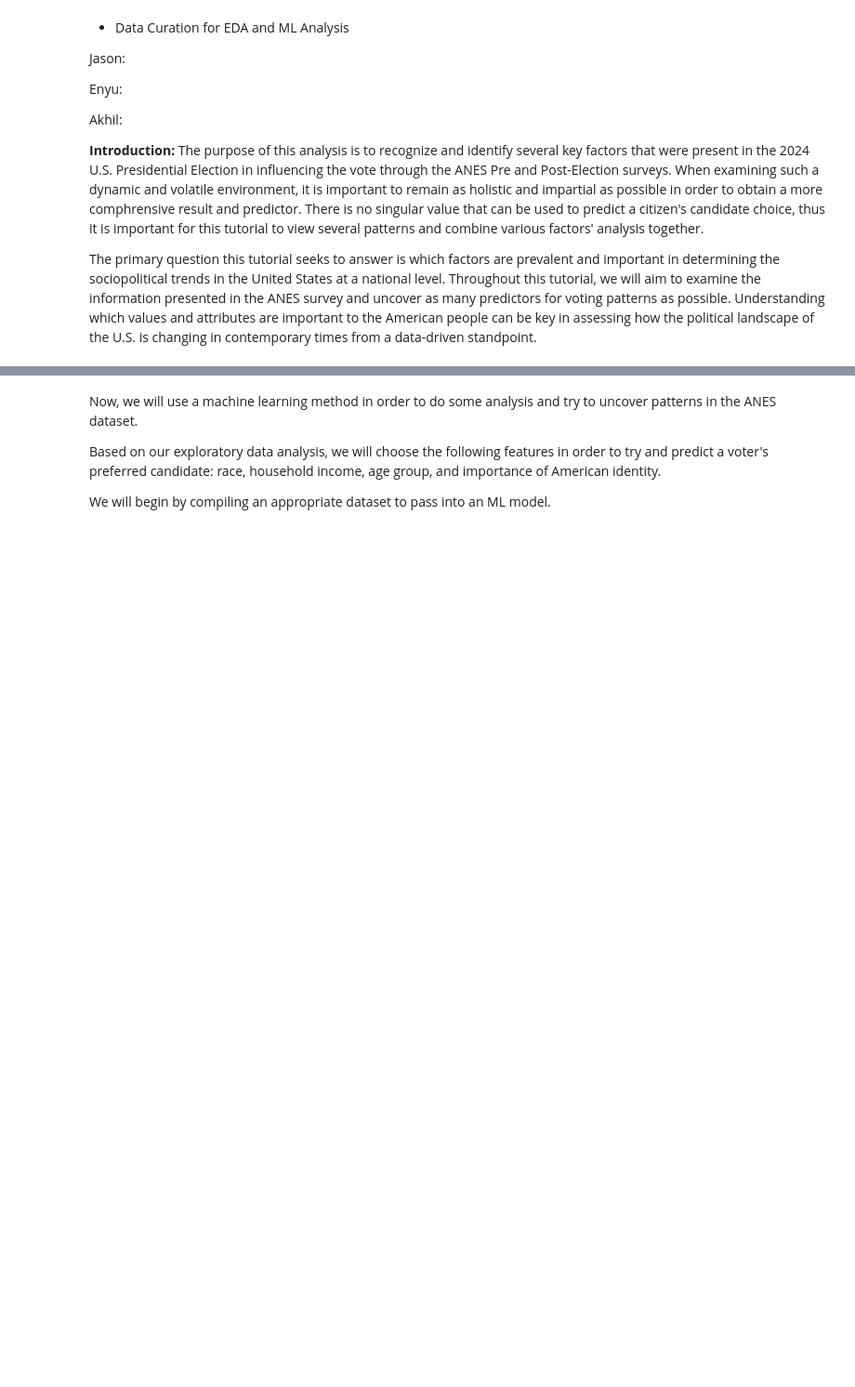
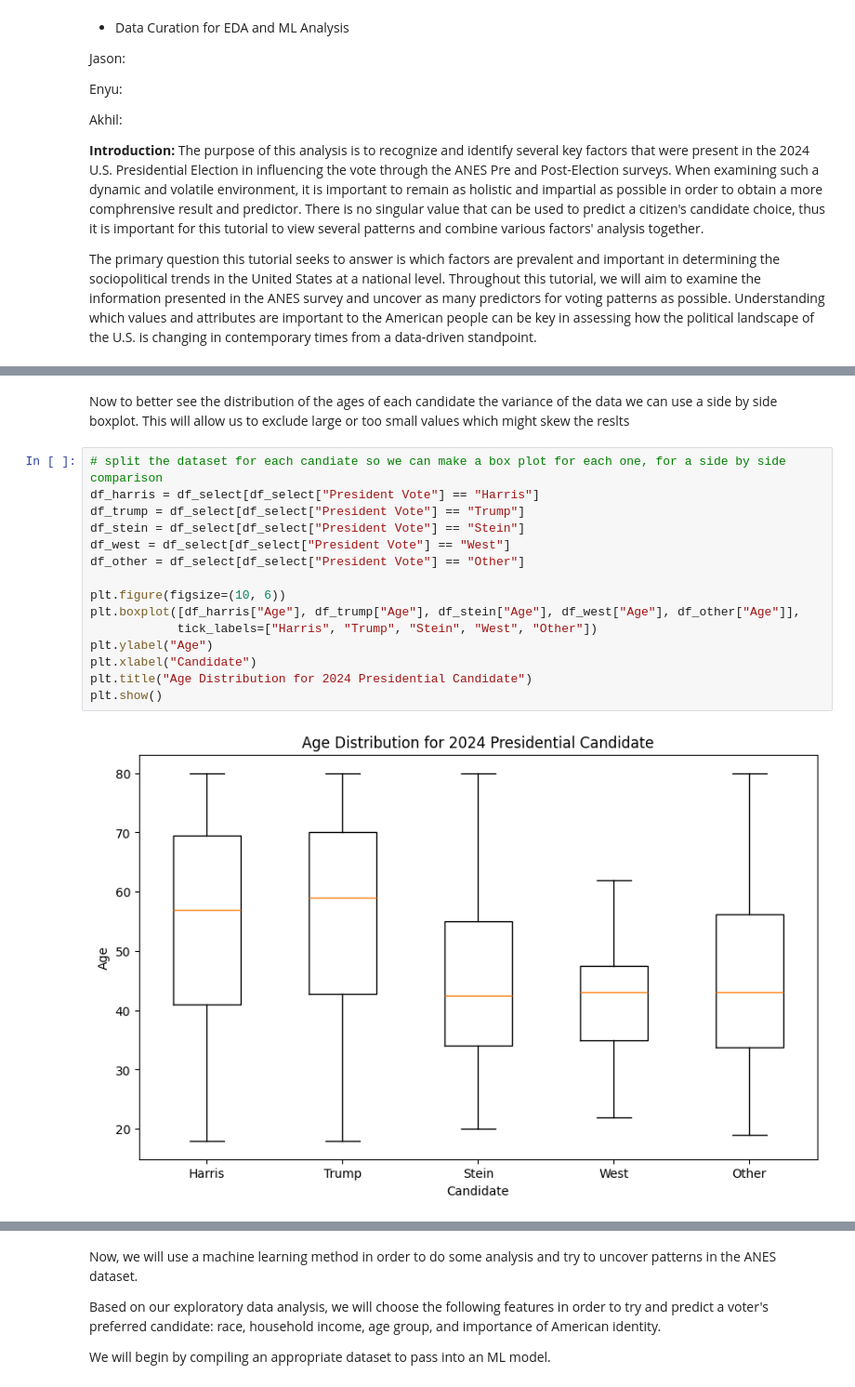
Before and after one commit to Aslan-A-M/CMSC320_Semester_Project, a Jupyter notebook: dataset/Checkpoint3/ml_analysis_organized.ipynb, the cells around one changed output, grey strips where cells are left out. Shown at 93% size. Saved outputs shown, nothing was run; the diff lists cells and outputs as text; blank space fills up the shorter version.

```diff
--- a/dataset/Checkpoint3/ml_analysis_organized.ipynb
+++ b/dataset/Checkpoint3/ml_analysis_organized.ipynb
@@ -26,0 +440,20 @@ The primary question this tutorial seeks to answer is which factors are prevalen
+# %% [markdown]
+Now to better see the distribution of the ages of each candidate the variance of the data we can use a side by side boxplot.
+This will allow us to exclude large or too small values which might skew the reslts
+# %%
+# split the dataset for each candiate so we can make a box plot for each one, for a side by side comparison
+df_harris = df_select[df_select["President Vote"] == "Harris"]
+df_trump = df_select[df_select["President Vote"] == "Trump"]
+df_stein = df_select[df_select["President Vote"] == "Stein"]
+df_west = df_select[df_select["President Vote"] == "West"]
+df_other = df_select[df_select["President Vote"] == "Other"]
+
+plt.figure(figsize=(10, 6))
+plt.boxplot([df_harris["Age"], df_trump["Age"], df_stein["Age"], df_west["Age"], df_other["Age"]],
+            tick_labels=["Harris", "Trump", "Stein", "West", "Other"])
+plt.ylabel("Age")
+plt.xlabel("Candidate")
+plt.title("Age Distribution for 2024 Presidential Candidate")
+plt.show()
+# %% [output]
+[figure, added]
```
Also changed, not shown: parts of 32 cells of this notebook, 3 other files.
